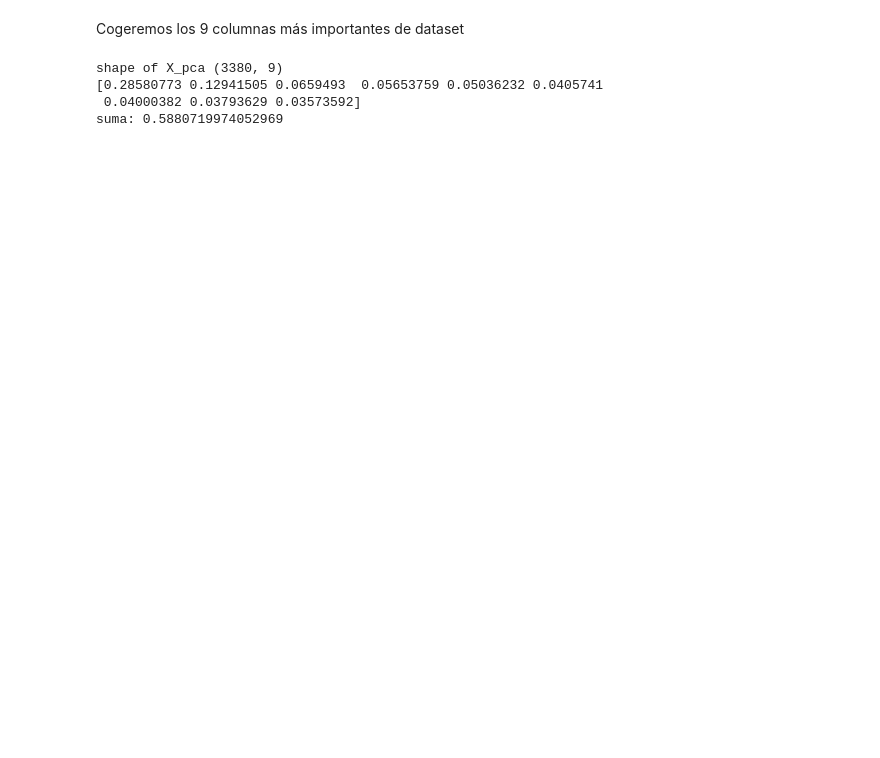
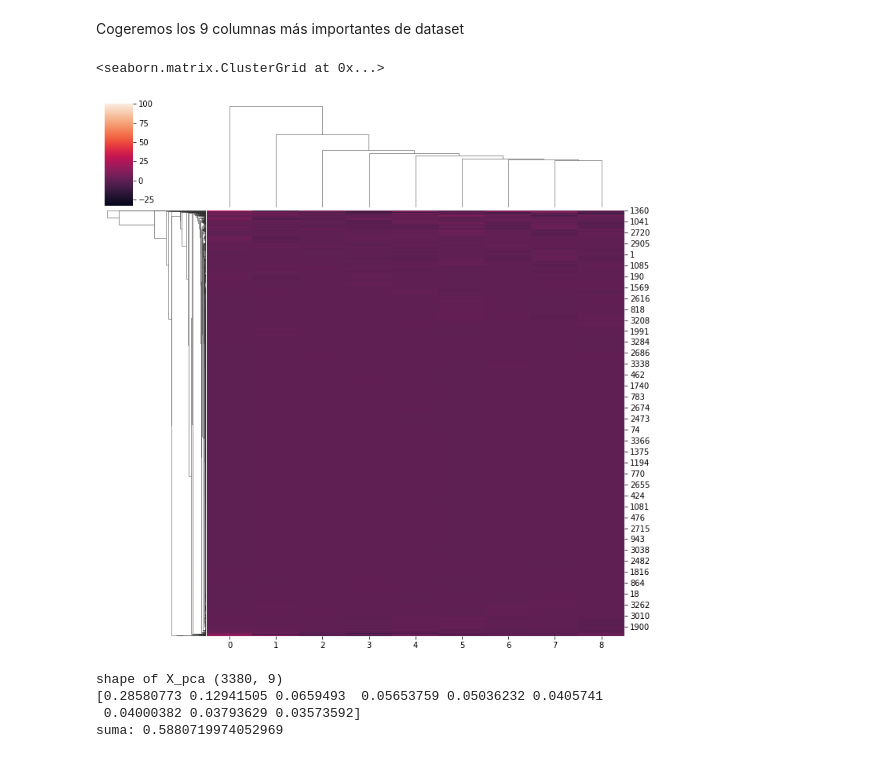
Before and after one commit to SBGuillermo/TFM-AnalisisComercio, a Jupyter notebook: Notebooks/5_Unsupervised_learning.ipynb, the cells around one changed output. Drawn from its saved outputs; the diff is of its cells as text; code cells hidden in the pictures; blank space fills up the shorter version.

```diff
--- a/Notebooks/5_Unsupervised_learning.ipynb
+++ b/Notebooks/5_Unsupervised_learning.ipynb
@@ -748,4 +754,9 @@ Cogeremos los 9 columnas más importantes de dataset
 pca=PCA(n_components=9)
 pca.fit(X_scaled)
 X_pca=pca.transform(X_scaled)
+# %%
+sns.clustermap(X_pca)
+# %% [output]
+<seaborn.matrix.ClusterGrid at 0x...>
+[figure, added]
 # %%
```
Also changed, not shown: parts of 13 cells of this notebook.
